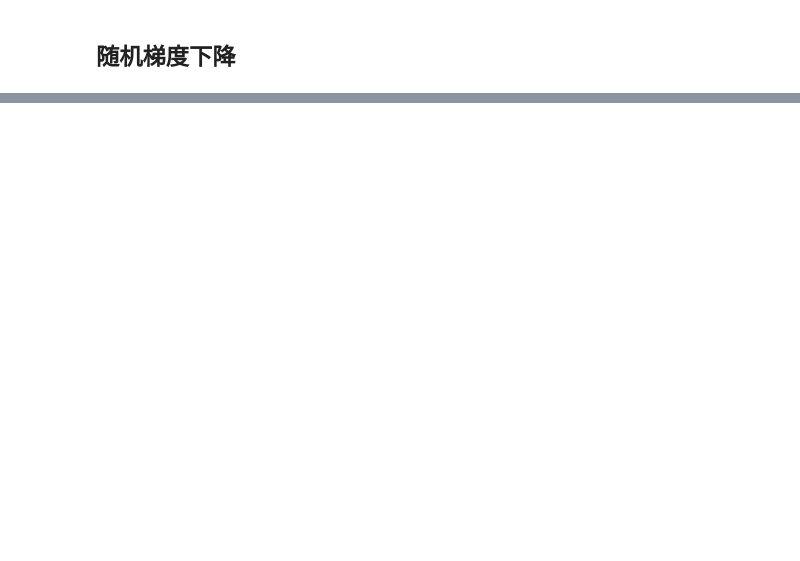
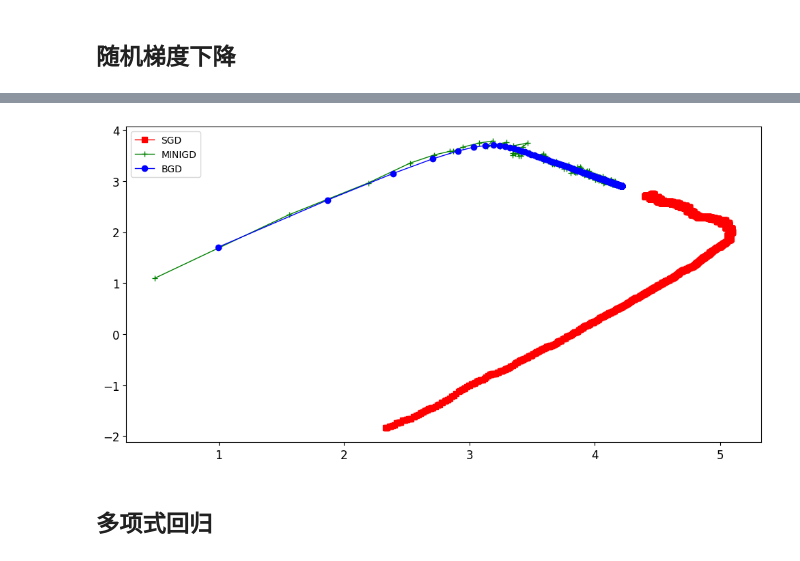
Before and after one commit to Undefined6608/PythonStudy, a Jupyter notebook: src/3.线性回归目标分析.ipynb, the cells around one changed output, grey strips where cells are left out. Saved outputs shown, nothing was run; the diff lists cells and outputs as text; code cells hidden in the pictures; blank space fills up the shorter version.

```diff
--- a/src/3.线性回归目标分析.ipynb
+++ b/src/3.线性回归目标分析.ipynb
@@ -146,0 +219,36 @@ n_epochs = 50
+# %%
+theta_path_bgd = np.array(theta_path_bgd)
+theta_path_sgd = np.array(theta_path_sgd)
+theta_path_mgd = np.array(theta_path_mgd)
+# %%
+plt.figure(figsize=(12,6))
+plt.plot(
+    theta_path_sgd[:,0],
+    theta_path_sgd[:,1],
+    "r-s",
+    linewidth= 1,
+    label="SGD"
+)
+
+plt.plot(
+    theta_path_mgd[:,0],
+    theta_path_mgd[:,1],
+    "g-+",
+    linewidth= 1,
+    label="MINIGD"
+)
+
+plt.plot(
+    theta_path_bgd[:,0],
+    theta_path_bgd[:,1],
+    "b-o",
+    linewidth= 1,
+    label="BGD"
+)
+
+plt.legend(loc="upper left")
+plt.show()
+# %% [output]
+[figure, added]
+# %% [markdown]
+## 多项式回归
```
Also changed, not shown: parts of 41 cells of this notebook, 7 other files.
